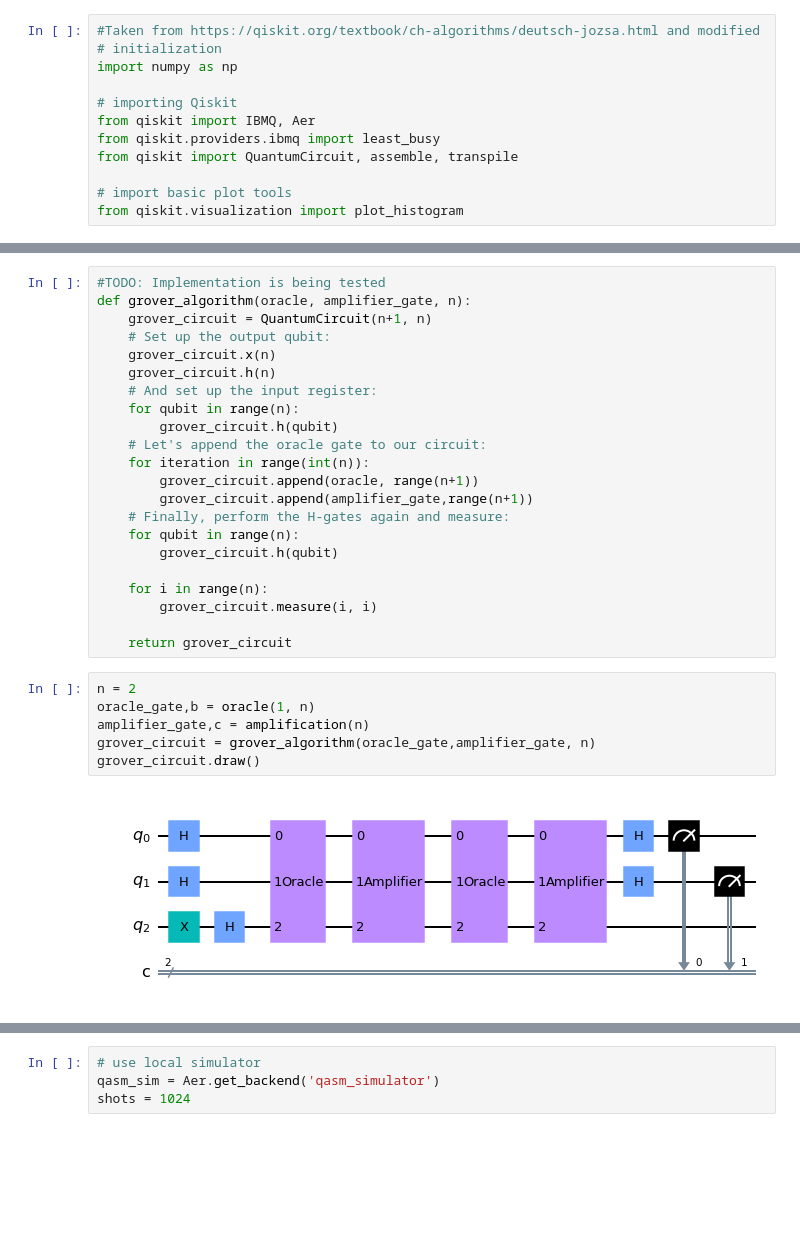
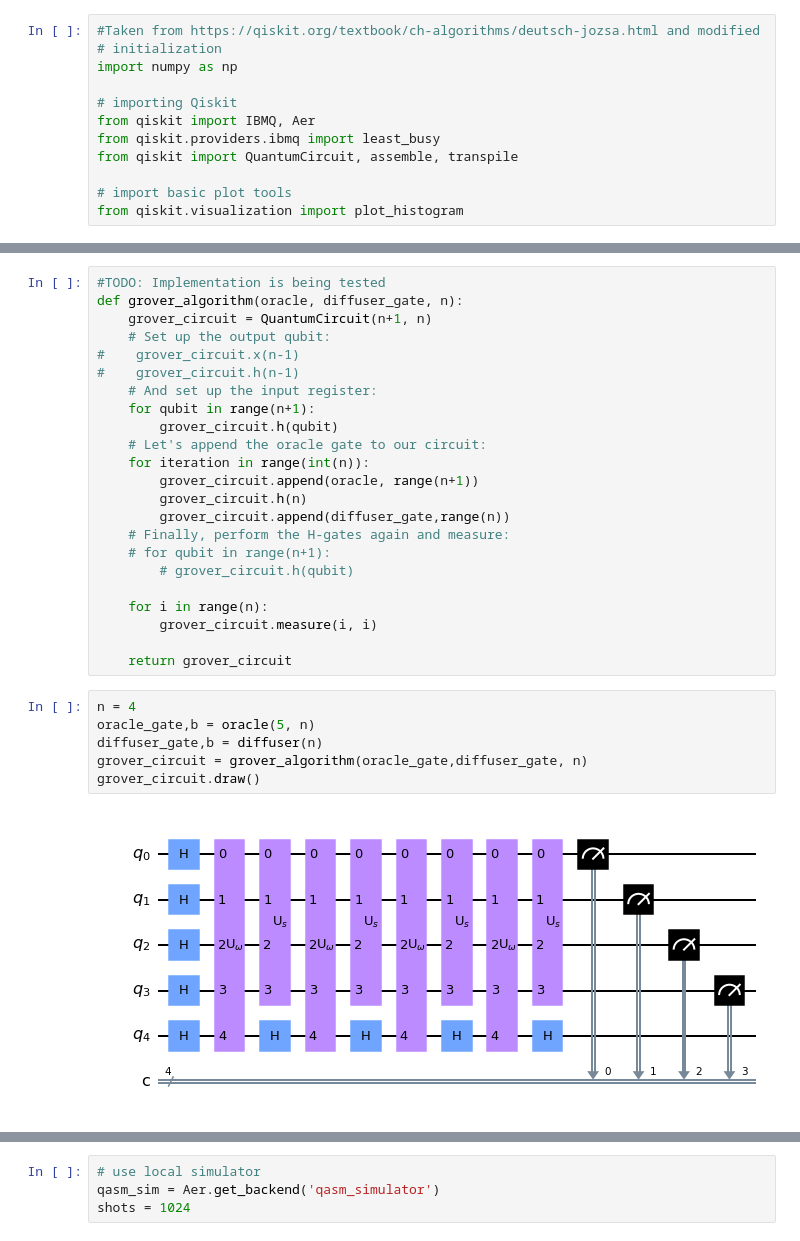
Before and after one commit to sidambhire/QCID-Project, a Jupyter notebook: Algoritms/Grover Oracle.ipynb, the cells around one changed output, grey strips where cells are left out. Drawn from its saved outputs; the diff is of its cells as text; blank space fills up the shorter version.

Commit message:
Grover algorithm working for all n! Note that the bits are reversed.

```diff
--- a/Algoritms/Grover Oracle.ipynb
+++ b/Algoritms/Grover Oracle.ipynb
@@ -54,30 +64,31 @@ def amplification(n):
 # %%
 #TODO: Implementation is being tested
-def grover_algorithm(oracle, amplifier_gate, n):
+def grover_algorithm(oracle, diffuser_gate, n):
     grover_circuit = QuantumCircuit(n+1, n)
     # Set up the output qubit:
-    grover_circuit.x(n)
-    grover_circuit.h(n)
+#    grover_circuit.x(n-1)
+#    grover_circuit.h(n-1)
     # And set up the input register:
-    for qubit in range(n):
+    for qubit in range(n+1):
         grover_circuit.h(qubit)
     # Let's append the oracle gate to our circuit:
     for iteration in range(int(n)):
         grover_circuit.append(oracle, range(n+1))
-        grover_circuit.append(amplifier_gate,range(n+1))
+        grover_circuit.h(n)
+        grover_circuit.append(diffuser_gate,range(n))
     # Finally, perform the H-gates again and measure:
-    for qubit in range(n):
-        grover_circuit.h(qubit)
+    # for qubit in range(n+1):
+        # grover_circuit.h(qubit)
 
     for i in range(n):
         grover_circuit.measure(i, i)
 
     return grover_circuit
 # %%
-n = 2
-oracle_gate,b = oracle(1, n)
-amplifier_gate,c = amplification(n)
-grover_circuit = grover_algorithm(oracle_gate,amplifier_gate, n)
+n = 4
+oracle_gate,b = oracle(5, n)
+diffuser_gate,b = diffuser(n)
+grover_circuit = grover_algorithm(oracle_gate,diffuser_gate, n)
 grover_circuit.draw()
 # %% [output]
-[figure, old version]
+[figure, new version]
```
Also changed, not shown: parts of 10 cells of this notebook.
